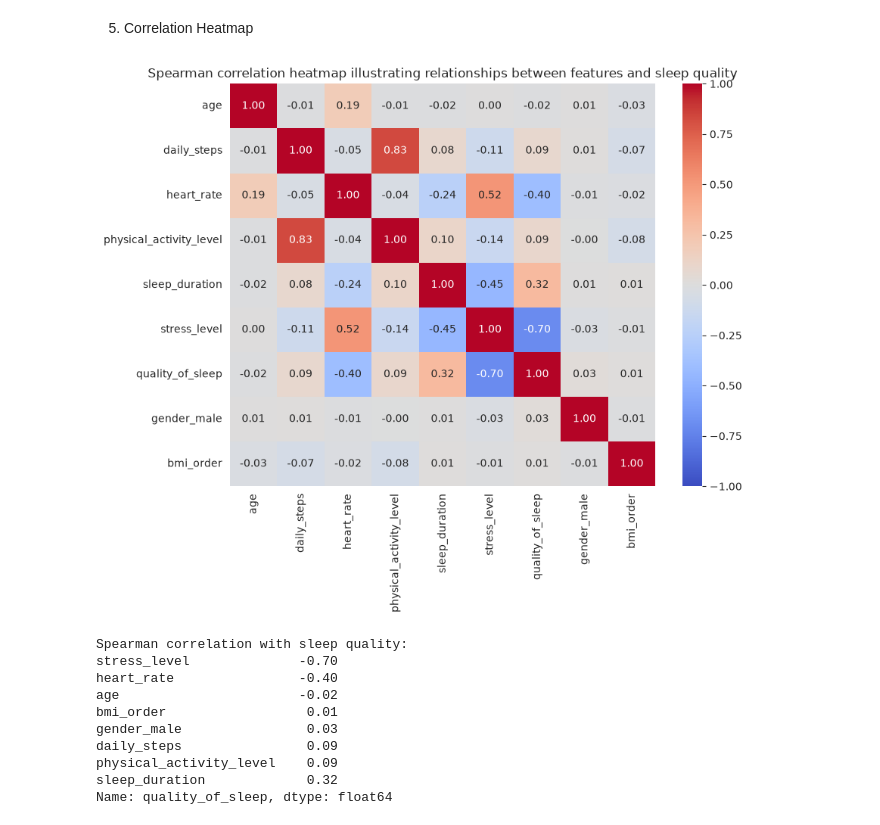
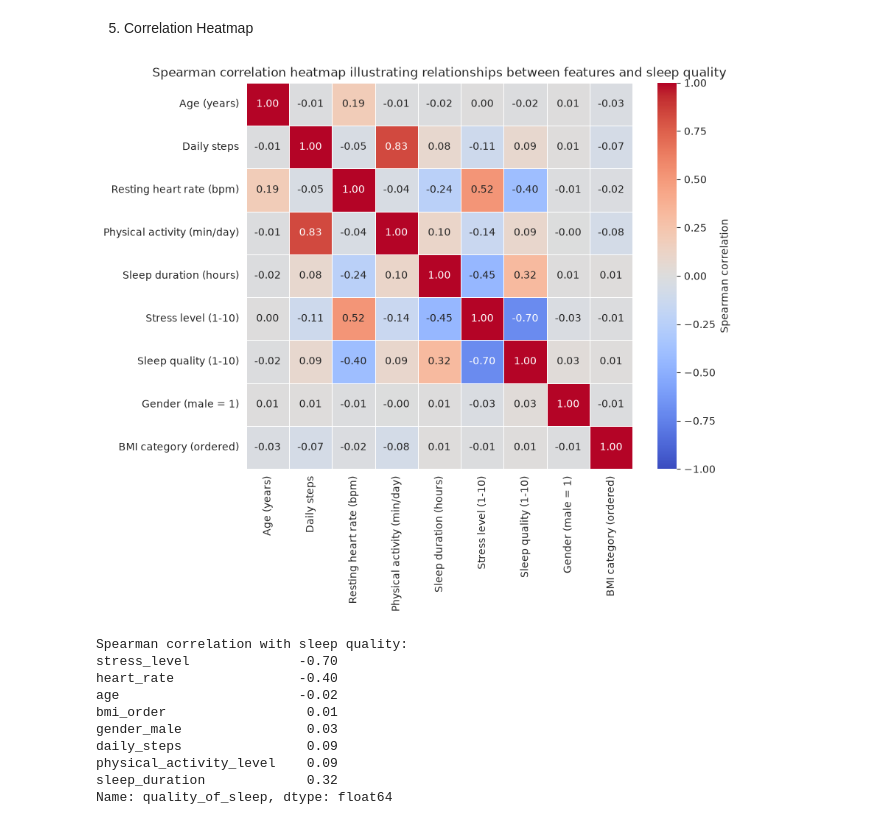
Before and after one commit to HamsMSaidam/QUALIFY, a Jupyter notebook: notebooks/02_EDA_randomforest_layan.ipynb, the cells around one changed output. Drawn from its saved outputs; the diff is of its cells as text; code cells hidden in the pictures.

Commit message:
Modify axis labels and titles in EDA figures with more readable names

```diff
--- a/notebooks/02_EDA_randomforest_layan.ipynb
+++ b/notebooks/02_EDA_randomforest_layan.ipynb
@@ -37,3 +28,19 @@ num_cols = ["age", "daily_steps", "heart_rate", "physical_activity_level", "slee
+# %%
+sns.set_style("whitegrid")
+
+labels = {"age": "Age (years)", "daily_steps": "Daily steps",
+          "heart_rate": "Resting heart rate (bpm)",
+          "physical_activity_level": "Physical activity (min/day)",
+          "sleep_duration": "Sleep duration (hours)", "stress_level": "Stress level (1-10)",
+          "quality_of_sleep": "Sleep quality (1-10)",
+          "gender_male": "Gender (male = 1)", "bmi_order": "BMI category (ordered)"}
+
+FIG= "../figures"
+TARGET = "quality_of_sleep"
+CLASS = "sleep_quality_class"
+class_order= ["low", "medium", "high"]
+class_colors= ["#d9534f", "#f0ad4e", "#5cb85c"]
+num_cols = ["age", "daily_steps", "heart_rate", "physical_activity_level", "sleep_duration", "stress_level"]
 # %% [markdown]
 1. Dataset Overview
 # %%
@@ -219,18 +228,19 @@ Figure caption: Number of genders and by BMI category. Gender prominent in the d
 # %%
 corr_data= df[num_cols + [TARGET]].copy()
 corr_data["gender_male"]= (df["gender"]=="male").astype(int)
 corr_data["bmi_order"]=df["bmi_category"].map({"underweight":0,"normal": 1,"overweight":2,"obese":3})
 
 corr= corr_data.corr(method="spearman")
+corr_display= corr.rename(index=labels, columns=labels)
 
 plt.figure(figsize=(9,7.5))
-sns.heatmap(corr, annot=True, fmt=".2f",cmap="coolwarm",vmin=-1,vmax=1)
+sns.heatmap(corr_display, annot=True, fmt=".2f",cmap="coolwarm",vmin=-1,vmax=1,cbar_kws={"label": "Spearman correlation"}, square=True, linewidths=0.5)
 plt.title("Spearman correlation heatmap illustrating relationships between features and sleep quality")
 plt.tight_layout()
 plt.savefig(FIG + "/eda_05_correlation_heatmap.png")
 plt.show()
 # %% [output]
-[figure, old version]
+[figure, new version]
 # %%
 print("Spearman correlation with sleep quality: ")
 print(corr[TARGET].drop(TARGET).sort_values().round(2))
```
Also changed, not shown: parts of 5 cells of this notebook, 5 other files.
